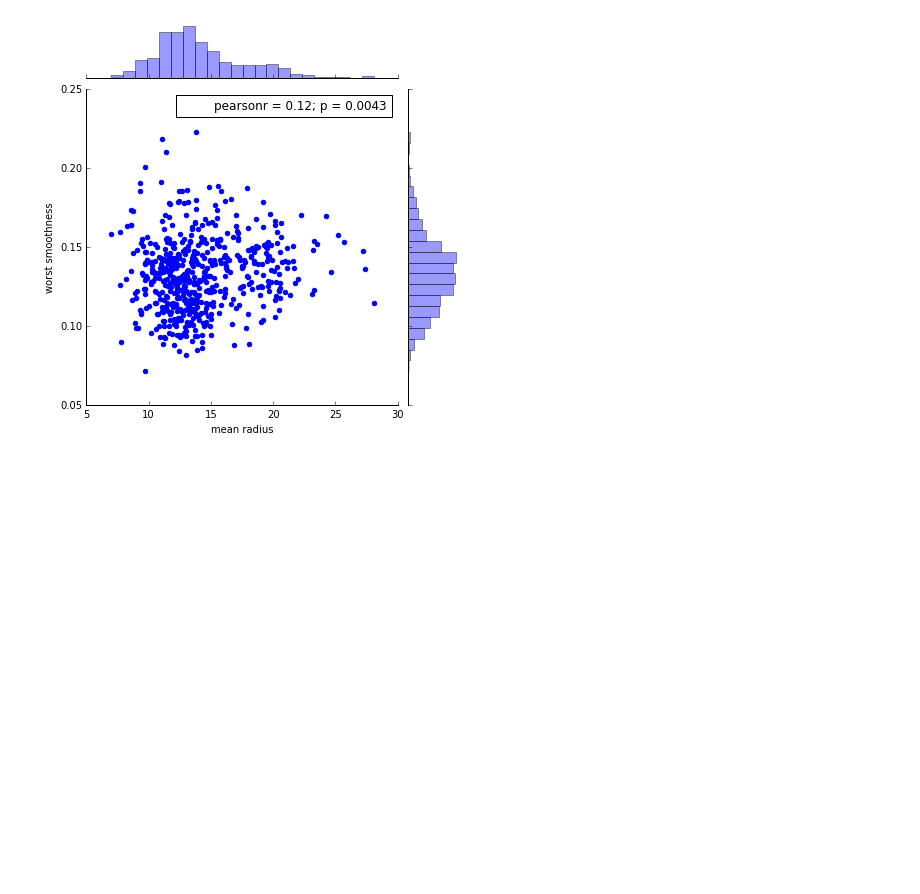
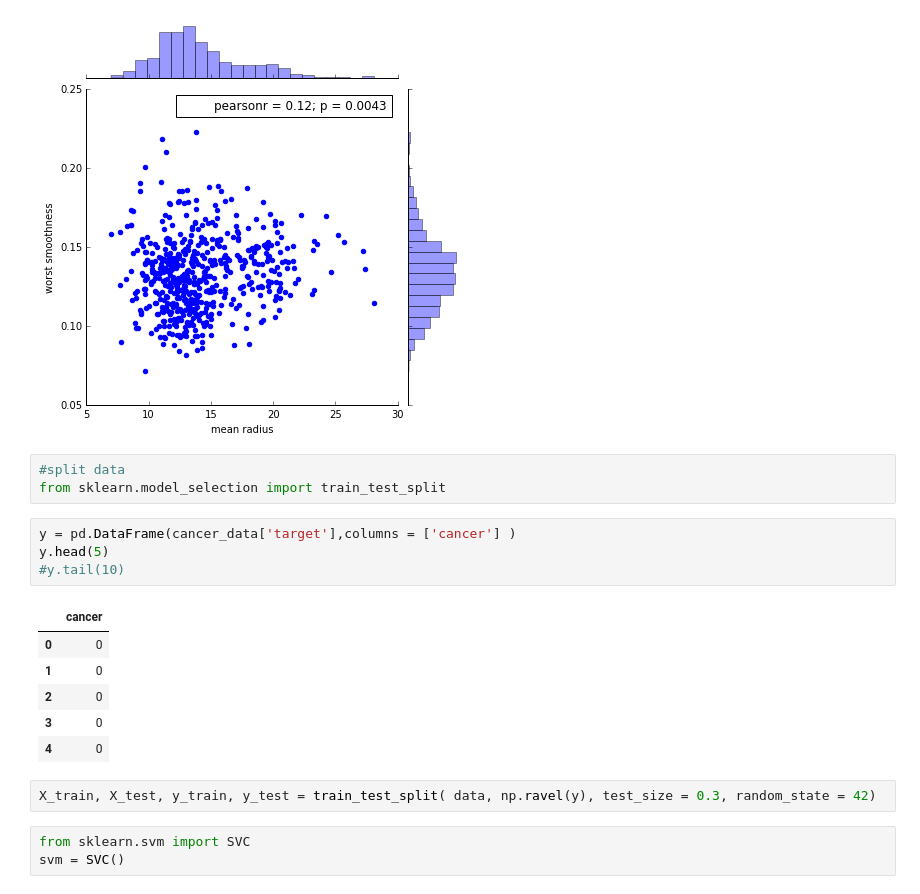
Before and after one commit to dpacmen/BreastCancer_SVM, a Jupyter notebook: breastCancerSVM.ipynb, the cells around one changed output. Saved outputs shown, nothing was run; the diff lists cells and outputs as text; blank space fills up the shorter version.

```diff
--- a/breastCancerSVM.ipynb
+++ b/breastCancerSVM.ipynb
@@ -50,3 +50,22 @@ sns.jointplot(x = 'mean radius', y = 'worst smoothness', data = data)
 # %% [output]
 <seaborn.axisgrid.JointGrid at 0x...>
 [figure]
+# %%
+#split data
+from sklearn.model_selection import train_test_split
+# %%
+y = pd.DataFrame(cancer_data['target'],columns = ['cancer'] )
+y.head(5)
+#y.tail(10)
+# %% [output]
+|  | cancer |
+| 0 | 0 |
+| 1 | 0 |
+| 2 | 0 |
+| 3 | 0 |
+| 4 | 0 |
+# %%
+X_train, X_test, y_train, y_test = train_test_split( data, np.ravel(y), test_size = 0.3, random_state = 42)
+# %%
+from sklearn.svm import SVC
+svm = SVC()
```
Also changed, not shown: parts of 5 cells of this notebook.
